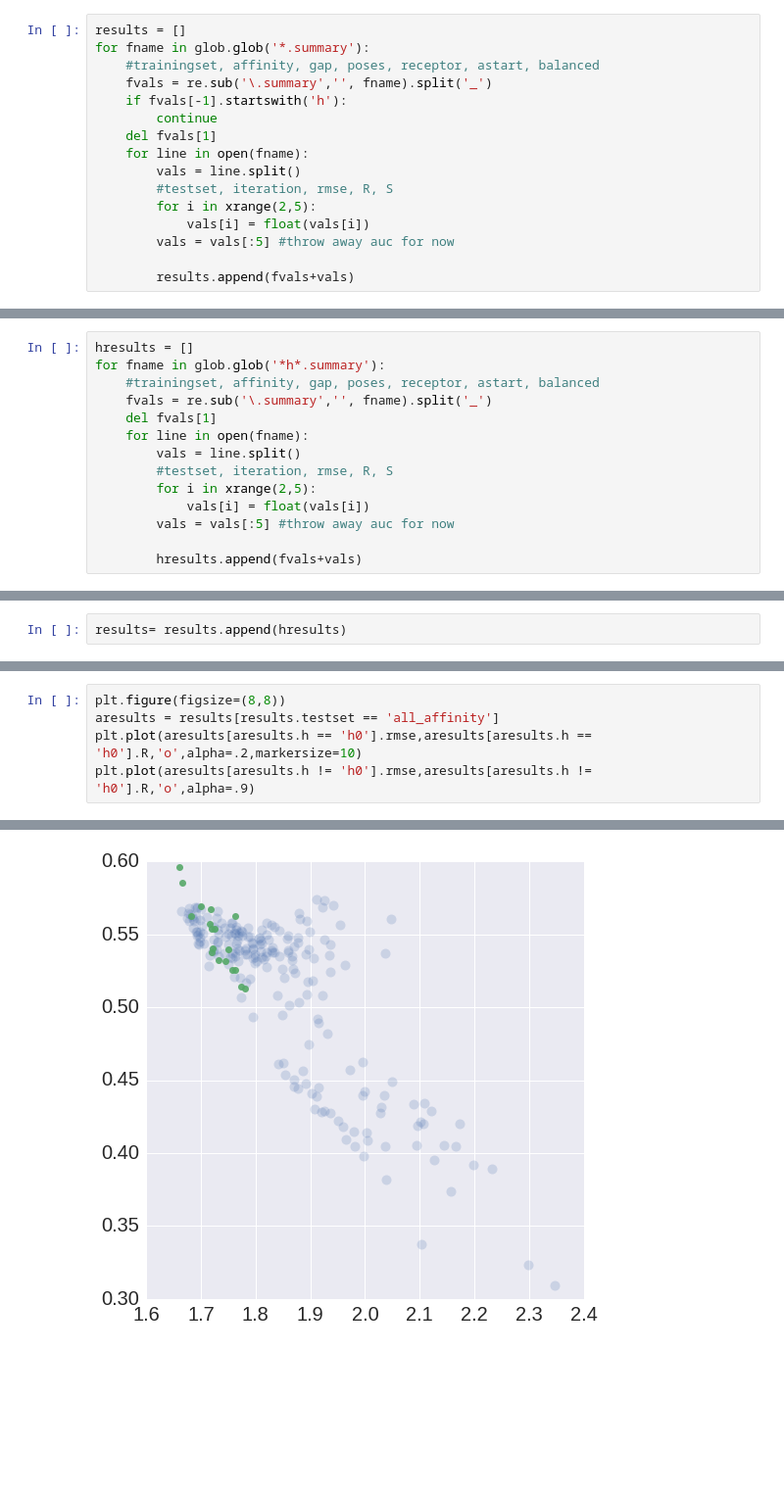
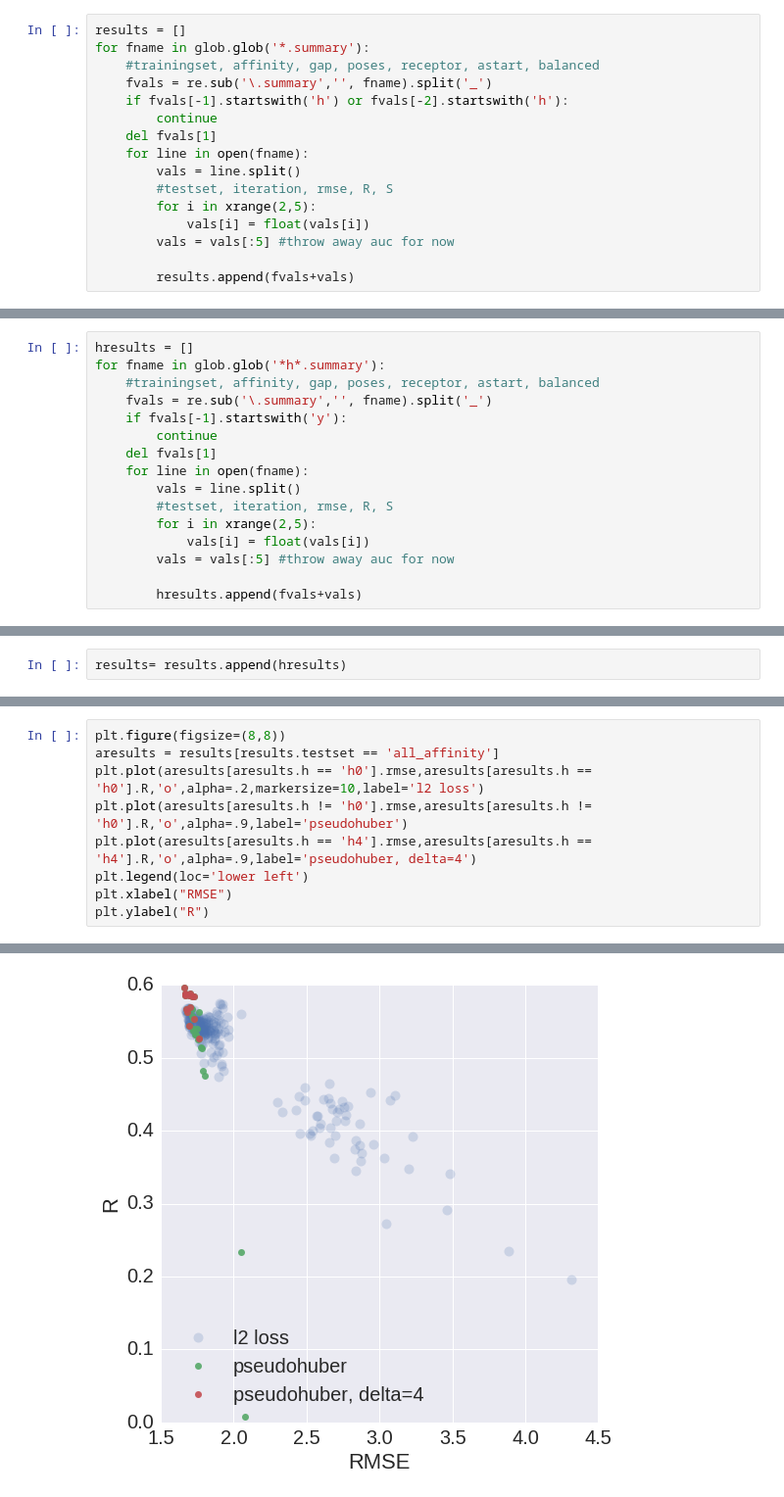
Before and after one commit to gnina/scripts, a Jupyter notebook: affinity_search/summaries.ipynb, the cells around one changed output, grey strips where cells are left out. Shown at 98% size. Drawn from its saved outputs; the diff is of its cells as text; blank space fills up the shorter version.

```diff
--- a/affinity_search/summaries.ipynb
+++ b/affinity_search/summaries.ipynb
@@ -10,7 +10,7 @@ results = []
 for fname in glob.glob('*.summary'):
     #trainingset, affinity, gap, poses, receptor, astart, balanced
     fvals = re.sub('\.summary','', fname).split('_')
-    if fvals[-1].startswith('h'):
+    if fvals[-1].startswith('h') or fvals[-2].startswith('h'):
         continue
     del fvals[1]
     for line in open(fname):
@@ -239,6 +243,8 @@ hresults = []
 for fname in glob.glob('*h*.summary'):
     #trainingset, affinity, gap, poses, receptor, astart, balanced
     fvals = re.sub('\.summary','', fname).split('_')
+    if fvals[-1].startswith('y'):
+        continue
     del fvals[1]
     for line in open(fname):
         vals = line.split()
@@ -285,6 +293,10 @@ results[(results.h == 'h4')].sort_values('R',ascending=False)[:20]
 # %%
 plt.figure(figsize=(8,8))
 aresults = results[results.testset == 'all_affinity']
-plt.plot(aresults[aresults.h == 'h0'].rmse,aresults[aresults.h == 'h0'].R,'o',alpha=.2,markersize=10)
-plt.plot(aresults[aresults.h != 'h0'].rmse,aresults[aresults.h != 'h0'].R,'o',alpha=.9)
+plt.plot(aresults[aresults.h == 'h0'].rmse,aresults[aresults.h == 'h0'].R,'o',alpha=.2,markersize=10,label='l2 loss')
+plt.plot(aresults[aresults.h != 'h0'].rmse,aresults[aresults.h != 'h0'].R,'o',alpha=.9,label='pseudohuber')
+plt.plot(aresults[aresults.h == 'h4'].rmse,aresults[aresults.h == 'h4'].R,'o',alpha=.9,label='pseudohuber, delta=4')
+plt.legend(loc='lower left')
+plt.xlabel("RMSE")
+plt.ylabel("R")
 # %% [output]
@@ -292 +304 @@ plt.plot(aresults[aresults.h != 'h0'].rmse,aresults[aresults.h != 'h0'].R,'o',al
-[figure, old version]
+[figure, new version]
```
Also changed, not shown: parts of 53 cells of this notebook, 3 other files.
